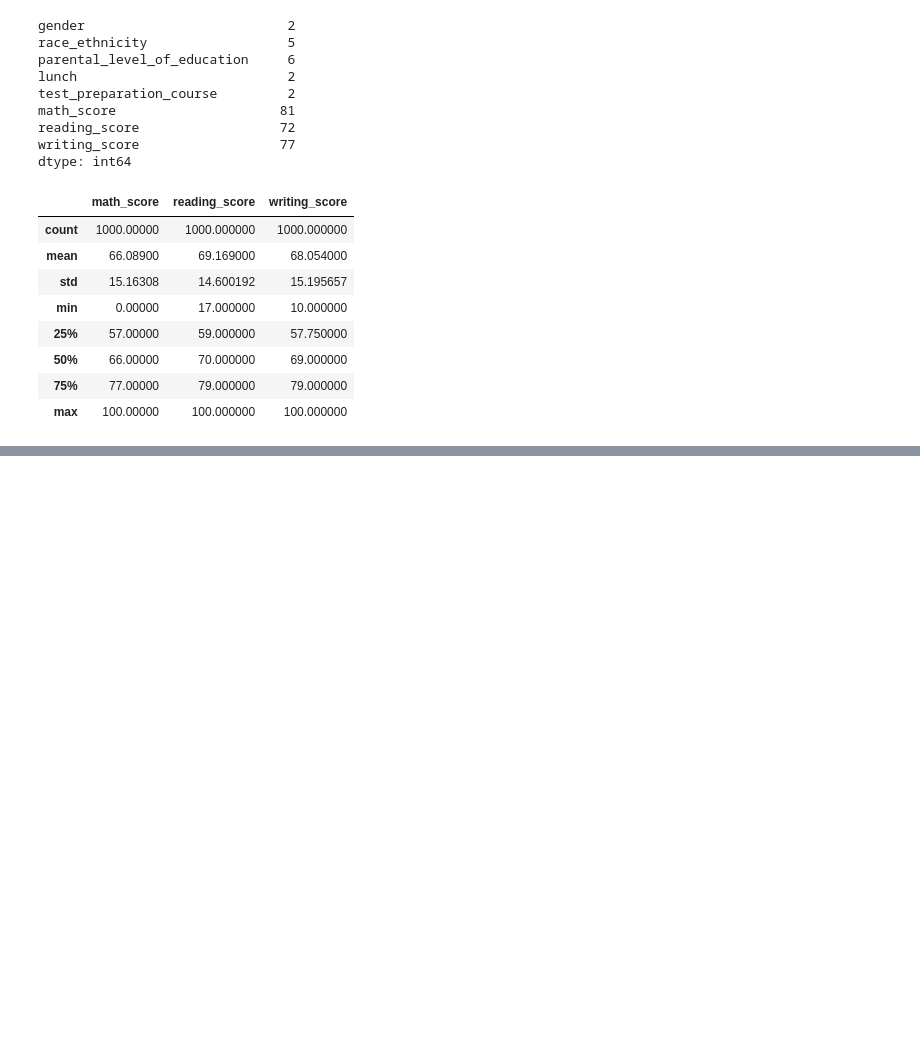
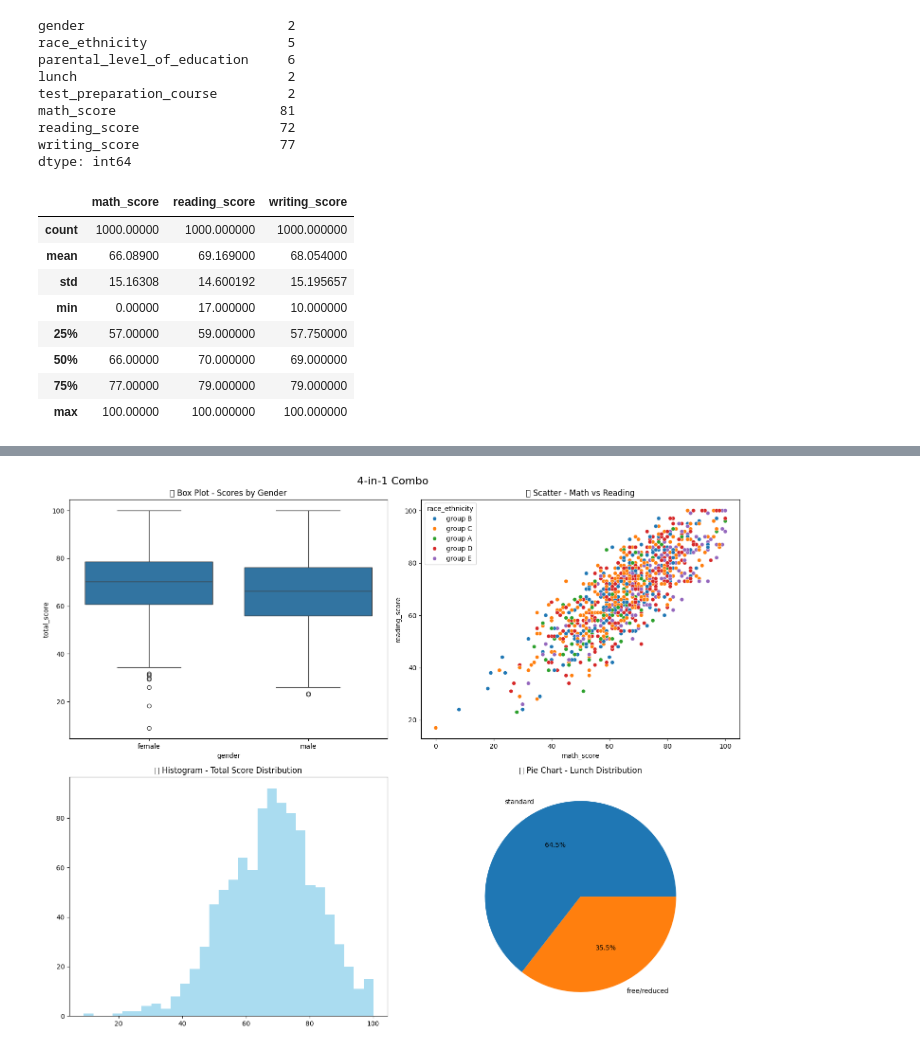
Before and after one commit to nasim-raj-laskar/stud-perf-pipeline, a Jupyter notebook: notebook/EDA.ipynb, the cells around one changed output, grey strips where cells are left out. Saved outputs shown, nothing was run; the diff lists cells and outputs as text; code cells hidden in the pictures; blank space fills up the shorter version.

```diff
--- a/notebook/EDA.ipynb
+++ b/notebook/EDA.ipynb
@@ -106,0 +287,8 @@ print("Categories in 'gender' varialble")
+# %%
+# 3D Rainbow Score Galaxy
+fig = px.scatter_3d(df, x='math_score', y='reading_score', z='writing_score',
+                   color='total_score', size='total_score',
+                   color_continuous_scale='rainbow',
+                   hover_data=['gender', 'race_ethnicity'],
+                   title=' 3D Rainbow Score Galaxy')
+fig.show()
@@ -106,0 +310,27 @@ print("Categories in 'gender' varialble")
+# %%
+#4-in-1 subplot combo
+fig, ((ax1, ax2), (ax3, ax4)) = plt.subplots(2, 2, figsize=(15, 12))
+
+# Box plot
+sns.boxplot(data=df, x='gender', y='total_score', ax=ax1)
+ax1.set_title('📦 Box Plot - Scores by Gender')
+
+# Scatter plot
+sns.scatterplot(data=df, x='math_score', y='reading_score',
+               hue='race_ethnicity', ax=ax2)
+ax2.set_title('💫 Scatter - Math vs Reading')
+
+# Histogram
+ax3.hist(df['total_score'], bins=30, color='skyblue', alpha=0.7)
+ax3.set_title('📊 Histogram - Total Score Distribution')
+
+# Pie chart
+lunch_counts = df['lunch'].value_counts()
+ax4.pie(lunch_counts.values, labels=lunch_counts.index, autopct='%1.1f%%')
+ax4.set_title('🥪 Pie Chart - Lunch Distribution')
+
+plt.suptitle(' 4-in-1 Combo', fontsize=16)
+plt.tight_layout()
+plt.show()
+# %% [output]
+[figure, added]
```
Also changed, not shown: parts of 17 cells of this notebook, 13 other files.
